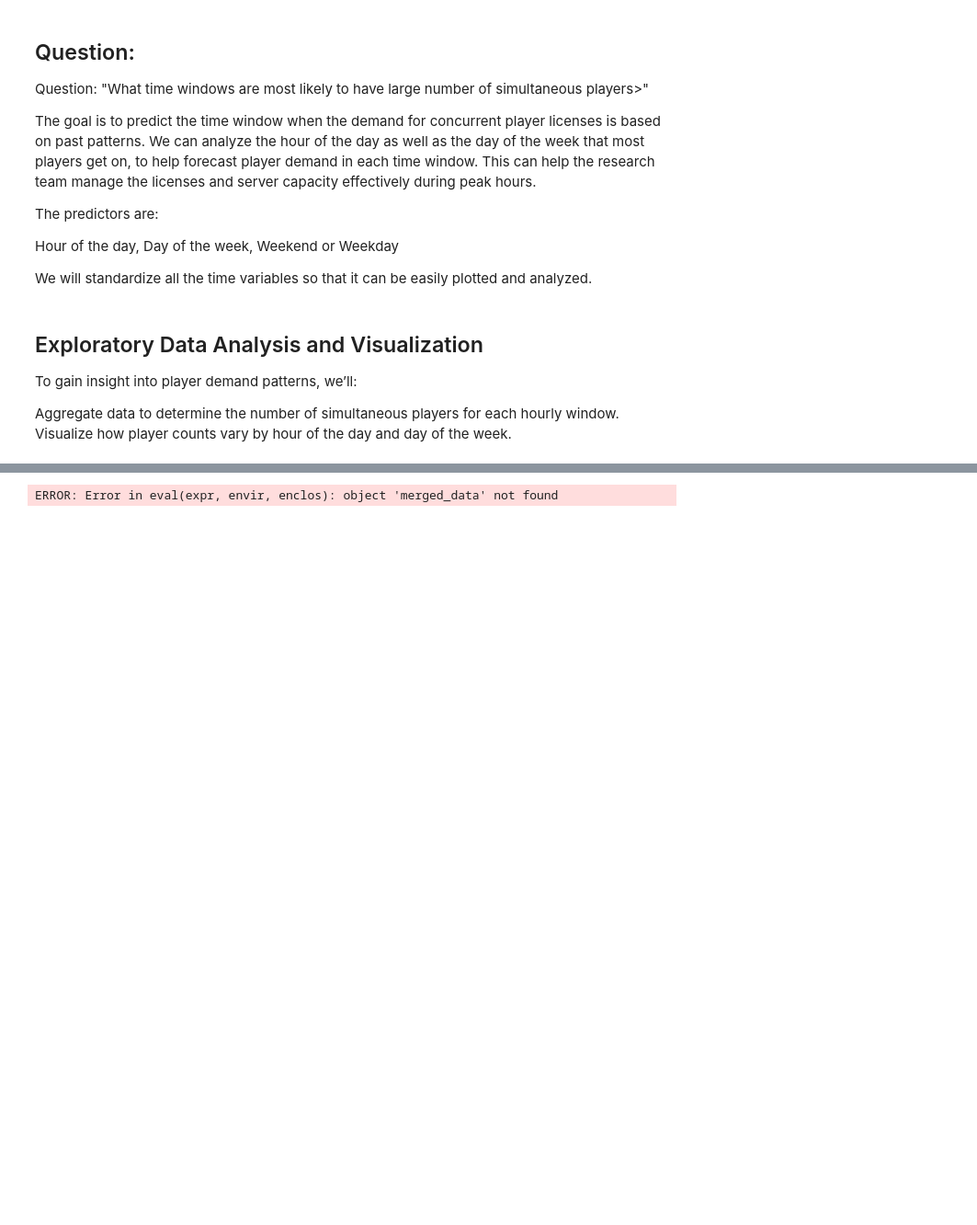
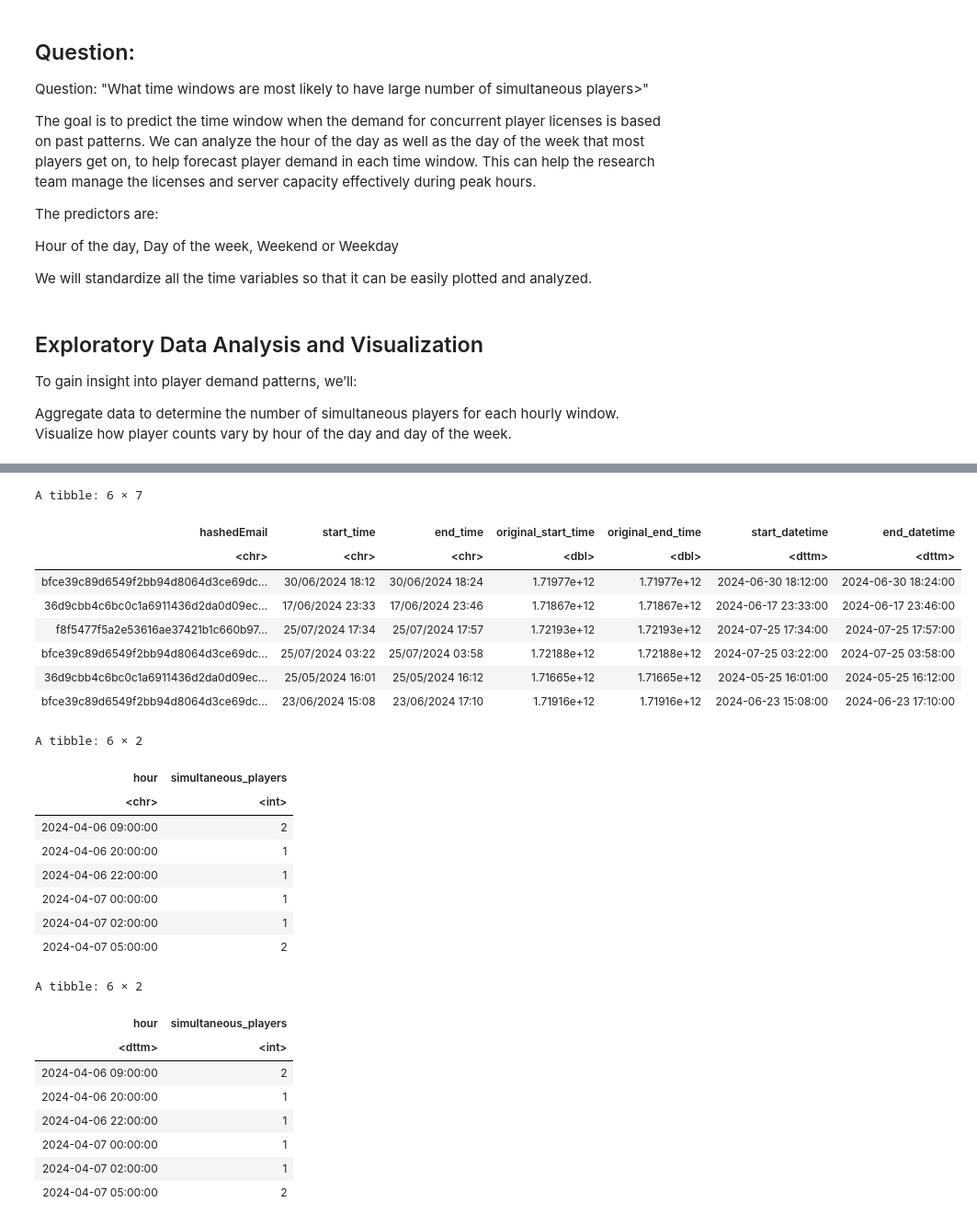
Before and after one commit to JameJ0/DSCI-Final-Group-13, a Jupyter notebook: report/final_project.ipynb, the cells around one changed output, grey strips where cells are left out. Shown at 92% size. Drawn from its saved outputs; the diff is of its cells as text; code cells hidden in the pictures; blank space fills up the shorter version.

```diff
--- a/report/final_project.ipynb
+++ b/report/final_project.ipynb
@@ -53,22 +90,52 @@ ERROR: Error: 'data/players.csv' does not exist in current working directory ('/
 # %%
 #format data to date month year hour minute
-merged_data <- merged_data %>%
+merged_data <- sessions %>%
   mutate(
     start_datetime = as.POSIXct(start_time, format = "%d/%m/%Y %H:%M"),
     end_datetime = as.POSIXct(end_time, format = "%d/%m/%Y %H:%M")
   )
+head(merged_data)
 #make new df to show time windows
 #standardaize start times to within the same hour
 #count simul players during said time
 time_windows <- merged_data %>%
   mutate(hour = format(start_datetime, "%Y-%m-%d %H:00:00")) %>%
   group_by(hour) %>%
   summarise(simultaneous_players = n())
+head(time_windows)
+
 #convert back to time format for plotting
 time_windows <- time_windows %>%
   mutate(hour = as.POSIXct(hour, format = "%Y-%m-%d %H:%M:%S"))
+head(time_windows)
 # %% [output]
-ERROR: Error in eval(expr, envir, enclos): object 'merged_data' not found
+A tibble: 6 × 7
+| hashedEmail | start_time | end_time | original_start_time | original_end_time | start_datetime | end_datetime |
+| <chr> | <chr> | <chr> | <dbl> | <dbl> | <dttm> | <dttm> |
+| bfce39c89d6549f2bb94d8064d3ce69dc... | 30/06/2024 18:12 | 30/06/2024 18:24 | 1.71977e+12 | 1.71977e+12 | 2024-06-30 18:12:00 | 2024-06-30 18:24:00 |
+| 36d9cbb4c6bc0c1a6911436d2da0d09ec... | 17/06/2024 23:33 | 17/06/2024 23:46 | 1.71867e+12 | 1.71867e+12 | 2024-06-17 23:33:00 | 2024-06-17 23:46:00 |
+| f8f5477f5a2e53616ae37421b1c660b97... | 25/07/2024 17:34 | 25/07/2024 17:57 | 1.72193e+12 | 1.72193e+12 | 2024-07-25 17:34:00 | 2024-07-25 17:57:00 |
+| bfce39c89d6549f2bb94d8064d3ce69dc... | 25/07/2024 03:22 | 25/07/2024 03:58 | 1.72188e+12 | 1.72188e+12 | 2024-07-25 03:22:00 | 2024-07-25 03:58:00 |
+| 36d9cbb4c6bc0c1a6911436d2da0d09ec... | 25/05/2024 16:01 | 25/05/2024 16:12 | 1.71665e+12 | 1.71665e+12 | 2024-05-25 16:01:00 | 2024-05-25 16:12:00 |
+| bfce39c89d6549f2bb94d8064d3ce69dc... | 23/06/2024 15:08 | 23/06/2024 17:10 | 1.71916e+12 | 1.71916e+12 | 2024-06-23 15:08:00 | 2024-06-23 17:10:00 |
+A tibble: 6 × 2
+| hour | simultaneous_players |
+| <chr> | <int> |
+| 2024-04-06 09:00:00 | 2 |
+| 2024-04-06 20:00:00 | 1 |
+| 2024-04-06 22:00:00 | 1 |
+| 2024-04-07 00:00:00 | 1 |
+| 2024-04-07 02:00:00 | 1 |
+| 2024-04-07 05:00:00 | 2 |
+A tibble: 6 × 2
+| hour | simultaneous_players |
+| <dttm> | <int> |
+| 2024-04-06 09:00:00 | 2 |
+| 2024-04-06 20:00:00 | 1 |
+| 2024-04-06 22:00:00 | 1 |
+| 2024-04-07 00:00:00 | 1 |
+| 2024-04-07 02:00:00 | 1 |
+| 2024-04-07 05:00:00 | 2 |
 # %%
 ggplot(time_windows, aes(x = hour, y = simultaneous_players)) +
   geom_line() +
```
Also changed, not shown: parts of 6 cells of this notebook.
